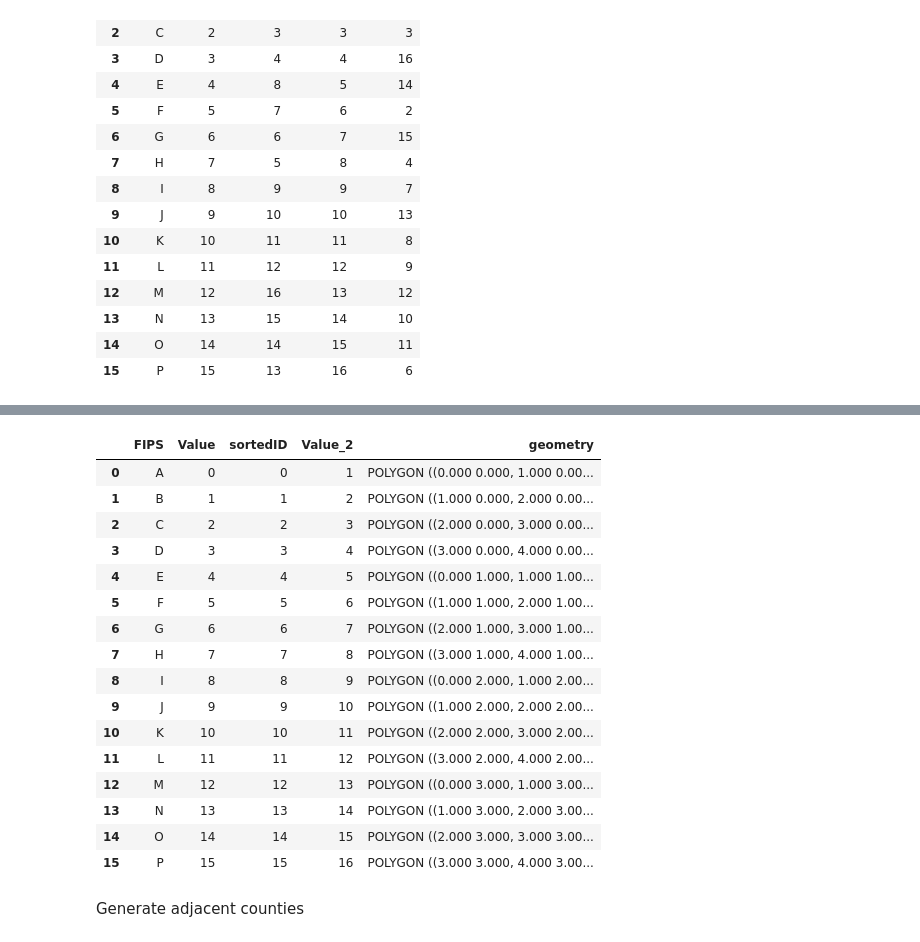
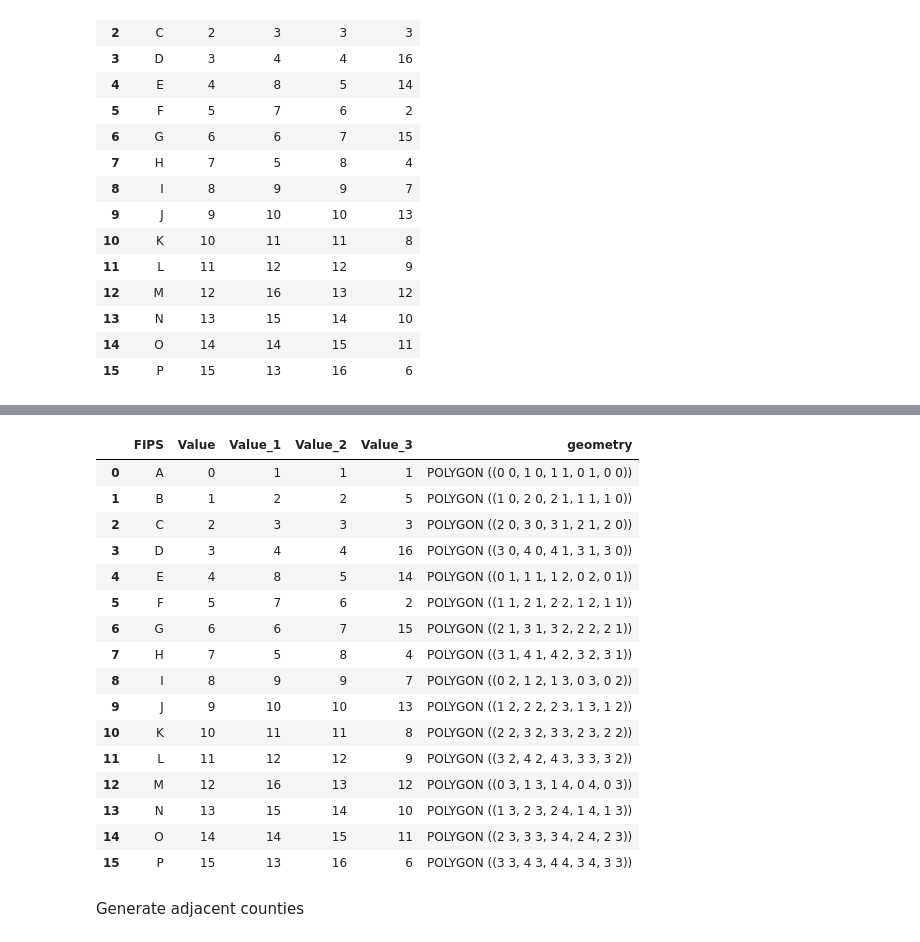
Before and after one commit to hashansl/adjacency-multiple-variables, a Jupyter notebook: main.ipynb, the cells around one changed output, grey strips where cells are left out. Cells and saved outputs as stored; diff of their text form; code cells hidden in the pictures.

```diff
--- a/main.ipynb
+++ b/main.ipynb
@@ -55,9 +55,9 @@ df
 | 14 | O | 14 | 14 | 15 | 11 |
 | 15 | P | 15 | 13 | 16 | 6 |
 # %%
-# Sorting the DataFrame based on the 'rate' column
-df.sort_values(by='Value_2', inplace=True)
+# # Sorting the DataFrame based on the 'rate' column
+# df.sort_values(by='Value_2', inplace=True)
 # %%
-# Adding a new column 'new_ID' with ID values starting from zero
-df['sortedID'] = range(len(df))
+# # Adding a new column 'new_ID' with ID values starting from zero
+# df['sortedID'] = range(len(df))
 # %%
@@ -84 +78,21 @@ See the caveats in the documentation: https://pandas.pydata.org/pandas-docs/stab
+# %%
+df
+# %% [output]
+|  | FIPS | Value | Value_1 | Value_2 | Value_3 | geometry |
+| 0 | A | 0 | 1 | 1 | 1 | POLYGON ((0 0, 1 0, 1 1, 0 1, 0 0)) |
+| 1 | B | 1 | 2 | 2 | 5 | POLYGON ((1 0, 2 0, 2 1, 1 1, 1 0)) |
+| 2 | C | 2 | 3 | 3 | 3 | POLYGON ((2 0, 3 0, 3 1, 2 1, 2 0)) |
+| 3 | D | 3 | 4 | 4 | 16 | POLYGON ((3 0, 4 0, 4 1, 3 1, 3 0)) |
+| 4 | E | 4 | 8 | 5 | 14 | POLYGON ((0 1, 1 1, 1 2, 0 2, 0 1)) |
+| 5 | F | 5 | 7 | 6 | 2 | POLYGON ((1 1, 2 1, 2 2, 1 2, 1 1)) |
+| 6 | G | 6 | 6 | 7 | 15 | POLYGON ((2 1, 3 1, 3 2, 2 2, 2 1)) |
+| 7 | H | 7 | 5 | 8 | 4 | POLYGON ((3 1, 4 1, 4 2, 3 2, 3 1)) |
+| 8 | I | 8 | 9 | 9 | 7 | POLYGON ((0 2, 1 2, 1 3, 0 3, 0 2)) |
+| 9 | J | 9 | 10 | 10 | 13 | POLYGON ((1 2, 2 2, 2 3, 1 3, 1 2)) |
+| 10 | K | 10 | 11 | 11 | 8 | POLYGON ((2 2, 3 2, 3 3, 2 3, 2 2)) |
+| 11 | L | 11 | 12 | 12 | 9 | POLYGON ((3 2, 4 2, 4 3, 3 3, 3 2)) |
+| 12 | M | 12 | 16 | 13 | 12 | POLYGON ((0 3, 1 3, 1 4, 0 4, 0 3)) |
+| 13 | N | 13 | 15 | 14 | 10 | POLYGON ((1 3, 2 3, 2 4, 1 4, 1 3)) |
+| 14 | O | 14 | 14 | 15 | 11 | POLYGON ((2 3, 3 3, 3 4, 2 4, 2 3)) |
+| 15 | P | 15 | 13 | 16 | 6 | POLYGON ((3 3, 4 3, 4 4, 3 4, 3 3)) |
 # %%
@@ -92,20 +105,0 @@ gdf.sort_values(by='Value', inplace=True)
-# %%
-gdf
-# %% [output]
-|  | FIPS | Value | sortedID | Value_2 | geometry |
-| 0 | A | 0 | 0 | 1 | POLYGON ((0.000 0.000, 1.000 0.00... |
-| 1 | B | 1 | 1 | 2 | POLYGON ((1.000 0.000, 2.000 0.00... |
-| 2 | C | 2 | 2 | 3 | POLYGON ((2.000 0.000, 3.000 0.00... |
-| 3 | D | 3 | 3 | 4 | POLYGON ((3.000 0.000, 4.000 0.00... |
-| 4 | E | 4 | 4 | 5 | POLYGON ((0.000 1.000, 1.000 1.00... |
-| 5 | F | 5 | 5 | 6 | POLYGON ((1.000 1.000, 2.000 1.00... |
-| 6 | G | 6 | 6 | 7 | POLYGON ((2.000 1.000, 3.000 1.00... |
-| 7 | H | 7 | 7 | 8 | POLYGON ((3.000 1.000, 4.000 1.00... |
-| 8 | I | 8 | 8 | 9 | POLYGON ((0.000 2.000, 1.000 2.00... |
-| 9 | J | 9 | 9 | 10 | POLYGON ((1.000 2.000, 2.000 2.00... |
-| 10 | K | 10 | 10 | 11 | POLYGON ((2.000 2.000, 3.000 2.00... |
-| 11 | L | 11 | 11 | 12 | POLYGON ((3.000 2.000, 4.000 2.00... |
-| 12 | M | 12 | 12 | 13 | POLYGON ((0.000 3.000, 1.000 3.00... |
-| 13 | N | 13 | 13 | 14 | POLYGON ((1.000 3.000, 2.000 3.00... |
-| 14 | O | 14 | 14 | 15 | POLYGON ((2.000 3.000, 3.000 3.00... |
-| 15 | P | 15 | 15 | 16 | POLYGON ((3.000 3.000, 4.000 3.00... |
```
Also changed, not shown: parts of 9 cells of this notebook.
